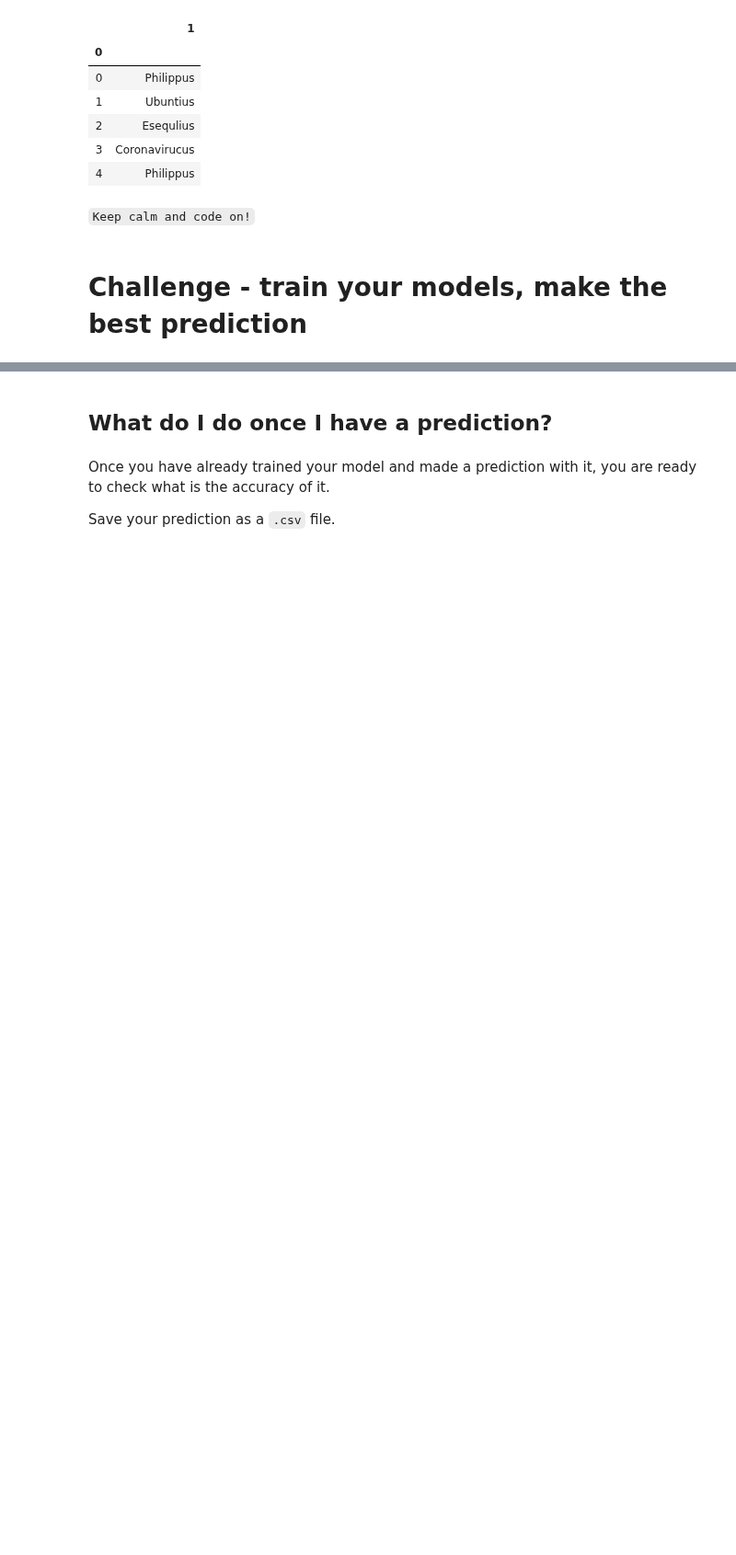
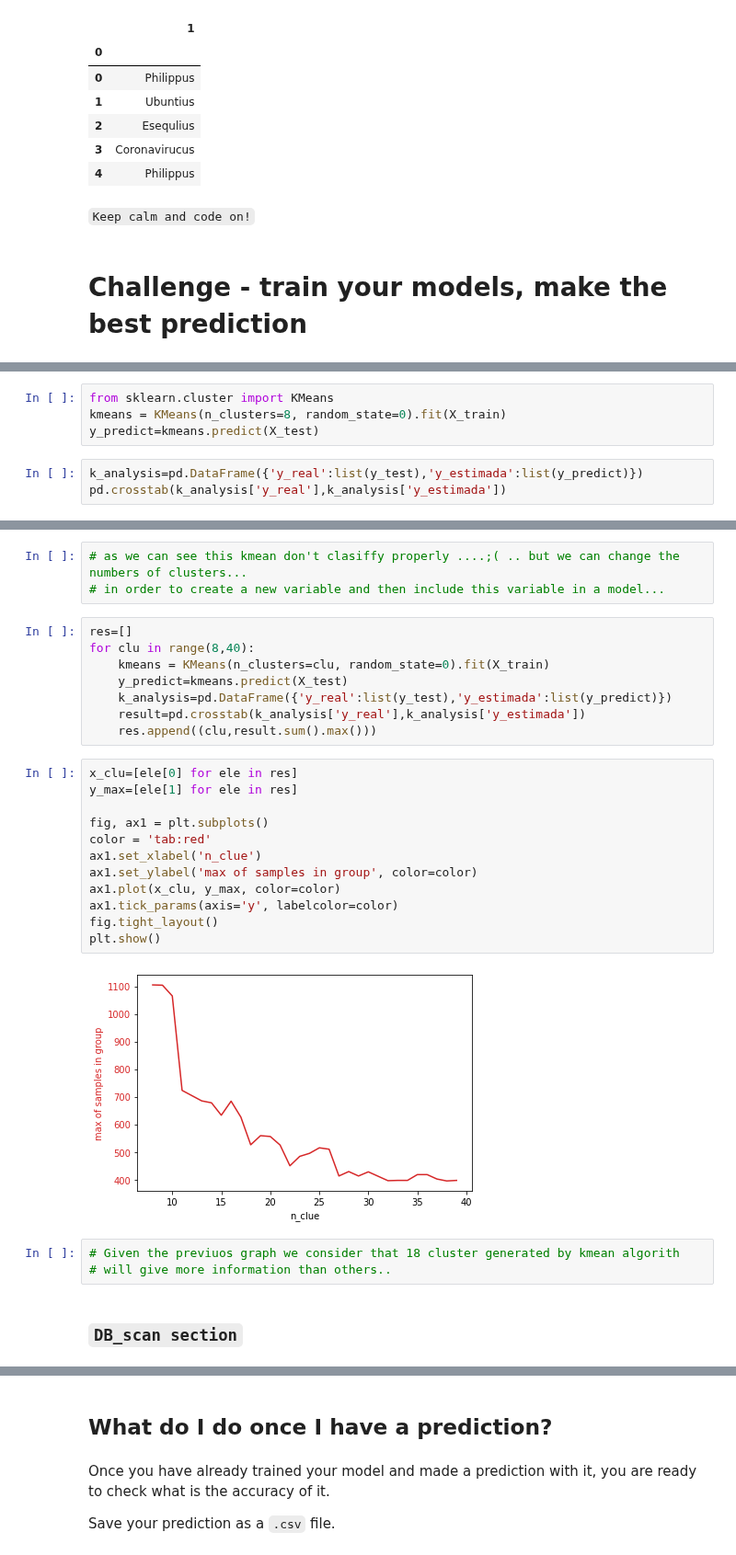
Before and after one commit to Clapiniella/lab-avila-bible, a Jupyter notebook: your-code/main.ipynb, the cells around one changed output, grey strips where cells are left out. Shown at 92% size. Saved outputs shown, nothing was run; the diff lists cells and outputs as text; blank space fills up the shorter version.

```diff
--- a/your-code/main.ipynb
+++ b/your-code/main.ipynb
@@ -86,0 +145,7 @@ sample_submission.head()
+# %%
+from sklearn.cluster import KMeans
+kmeans = KMeans(n_clusters=8, random_state=0).fit(X_train)
+y_predict=kmeans.predict(X_test)
+# %%
+k_analysis=pd.DataFrame({'y_real':list(y_test),'y_estimada':list(y_predict)})
+pd.crosstab(k_analysis['y_real'],k_analysis['y_estimada'])
@@ -86,0 +163,30 @@ sample_submission.head()
+# %%
+# as we can see this kmean don't clasiffy properly ....;( .. but we can change the numbers of clusters...
+# in order to create a new variable and then include this variable in a model...
+# %%
+res=[]
+for clu in range(8,40):
+    kmeans = KMeans(n_clusters=clu, random_state=0).fit(X_train)
+    y_predict=kmeans.predict(X_test)
+    k_analysis=pd.DataFrame({'y_real':list(y_test),'y_estimada':list(y_predict)})
+    result=pd.crosstab(k_analysis['y_real'],k_analysis['y_estimada'])
+    res.append((clu,result.sum().max()))
+# %%
+x_clu=[ele[0] for ele in res]
+y_max=[ele[1] for ele in res]
+
+fig, ax1 = plt.subplots()
+color = 'tab:red'
+ax1.set_xlabel('n_clue')
+ax1.set_ylabel('max of samples in group', color=color)
+ax1.plot(x_clu, y_max, color=color)
+ax1.tick_params(axis='y', labelcolor=color)
+fig.tight_layout()
+plt.show()
+# %% [output]
+[figure, added]
+# %%
+# Given the previuos graph we consider that 18 cluster generated by kmean algorith
+# will give more information than others..
+# %% [markdown]
+### `DB_scan section`
```
Also changed, not shown: parts of 49 cells of this notebook, 1 other file.
